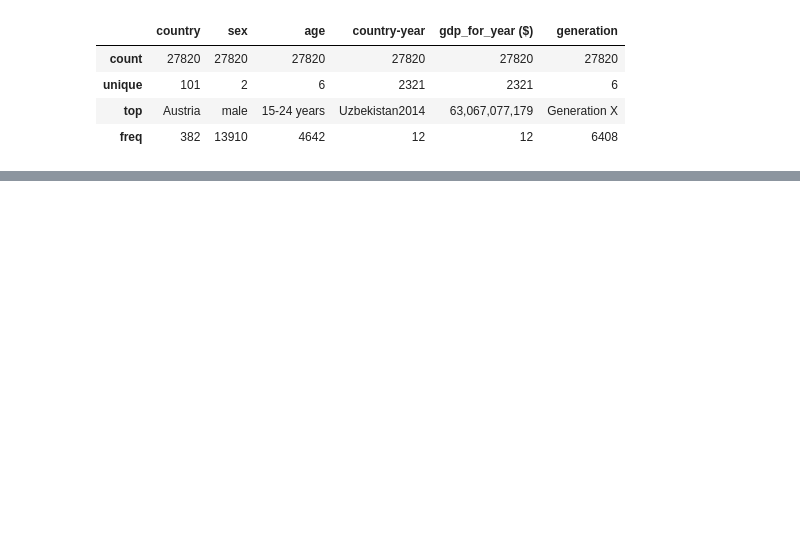
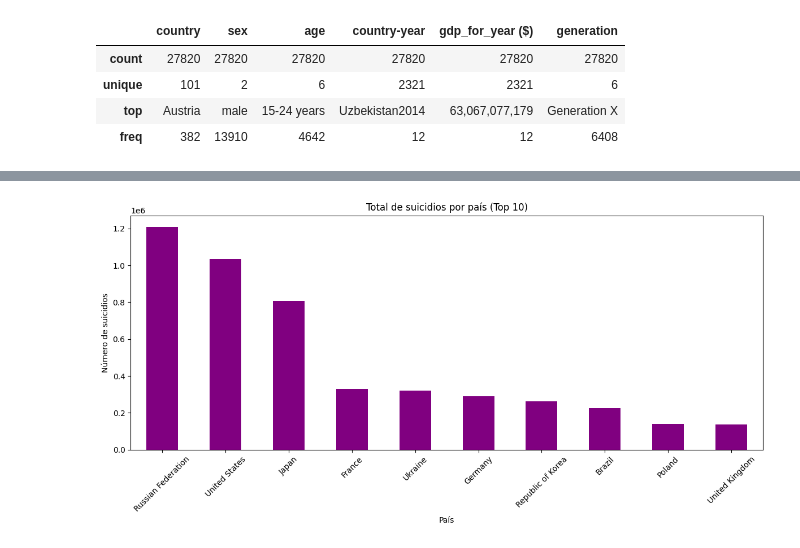
Before and after one commit to CarolinaPerez01/EDA, a Jupyter notebook: eda.ipynb, the cells around one changed output, grey strips where cells are left out. Drawn from its saved outputs; the diff is of its cells as text; code cells hidden in the pictures; blank space fills up the shorter version.

```diff
--- a/eda.ipynb
+++ b/eda.ipynb
@@ -99,3 +128,7 @@ tasa_suicidios.describe(include="object")
 | unique | 101 | 2 | 6 | 2321 | 2321 | 6 |
 | top | Austria | male | 15-24 years | Uzbekistan2014 | 63,067,077,179 | Generation X |
 | freq | 382 | 13910 | 4642 | 12 | 12 | 6408 |
+# %%
+suicidios_por_pais = tasa_suicidios.groupby('country')['suicides_no'].sum().sort_values(ascending=False).head(10)
+print("Total de suicidios por país (Top 10):")
+print(suicidios_por_pais)
@@ -101,0 +149,12 @@ tasa_suicidios.describe(include="object")
+# %%
+# Graficar los 10 países con más suicidios
+plt.figure(figsize=(12, 6))
+suicidios_por_pais.plot(kind='bar', color='purple')
+plt.title('Total de suicidios por país (Top 10)')
+plt.xlabel('País')
+plt.ylabel('Número de suicidios')
+plt.xticks(rotation=45)
+plt.tight_layout()
+plt.show()
+# %% [output]
+[figure, added]
```
Also changed, not shown: parts of 16 cells of this notebook.
